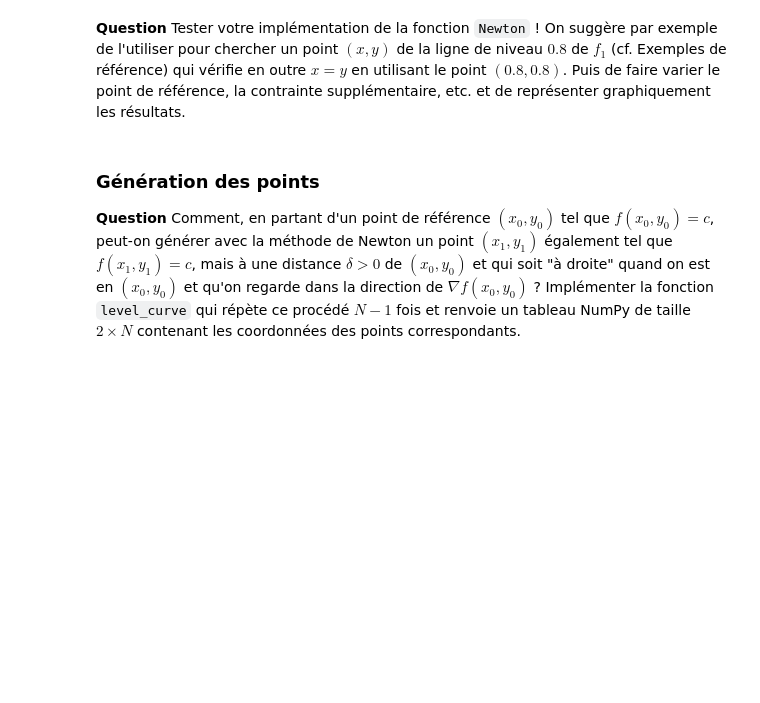
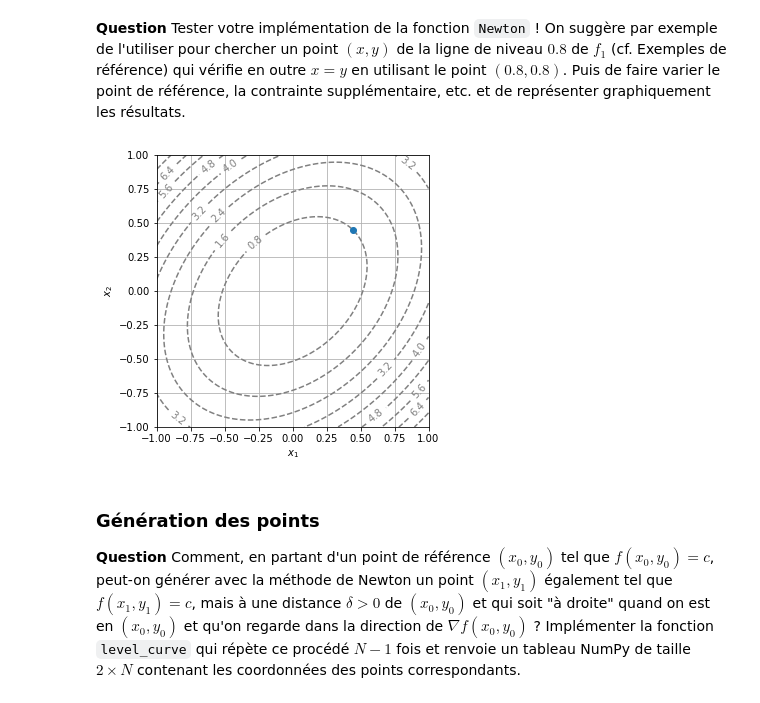
Before and after one commit to Joris-Landais/Projet-numerique-Alexia-Joris, a Jupyter notebook: Projet numérique - Calcul différentiel.ipynb, the cells around one changed output. Drawn from its saved outputs; the diff is of its cells as text; code cells hidden in the pictures; blank space fills up the shorter version.

```diff
--- a/Projet numérique - Calcul différentiel.ipynb
+++ b/Projet numérique - Calcul différentiel.ipynb
@@ -170,4 +170,4 @@ L'implémentation prendra la forme générale donnée ci-dessous. L'appel `x, y
 Choisir une valeur de `eps` qui semble raisonnable et justifier l'ordre de grandeur choisi.
 # %%
 N = 100
-eps = ...
+eps = 10**(-3)
@@ -175,9 +177,12 @@ eps = ...
 **Question** Implémenter la fonction `Newton` en complétant le canevas ci-dessous
 # %%
 def Newton(F, x0, y0, eps=eps, N=N):
-    ...
+
+
     for i in range(N):
-        ...
+
+        X = np.array([x0,y0])-np.linalg.inv(J(F)(x0,y0))@F(x0,y0)
+        x, y = X[0], X[1]
         if np.sqrt((x - x0)**2 + (y - y0)**2) <= eps:
             return x, y
         x0, y0 = x, y
@@ -185,6 +190,21 @@ def Newton(F, x0, y0, eps=eps, N=N):
         raise ValueError(f"no convergence in {N} steps.")
 # %% [markdown]
 **Question** Tester votre implémentation de la fonction `Newton` ! On suggère par exemple de l'utiliser pour chercher un point $(x, y)$ de la ligne de niveau $0.8$ de $f_1$ (cf. Exemples de référence) qui vérifie en outre $x = y$ en utilisant le point $(0.8, 0.8)$. Puis de faire varier le point de référence, la contrainte supplémentaire, etc. et de représenter graphiquement les résultats.
+# %%
+def F11(x,y):
+    return np.array([f1(x,y)-0.8,x-y])
+X,Y=Newton(F11,0.8,0.8)
+
+display_contour(
+    f1,
+    x=np.linspace(-1.0, 1.0, 100),
+    y=np.linspace(-1.0, 1.0, 100),
+    levels=10 # 10 levels, automatically selected
+)
+plt.plot(X, Y,'o')
+plt.show()
+# %% [output]
+[figure, added]
 # %% [markdown]
 ### Génération des points
 
```
Also changed, not shown: parts of 1 cell of this notebook.
